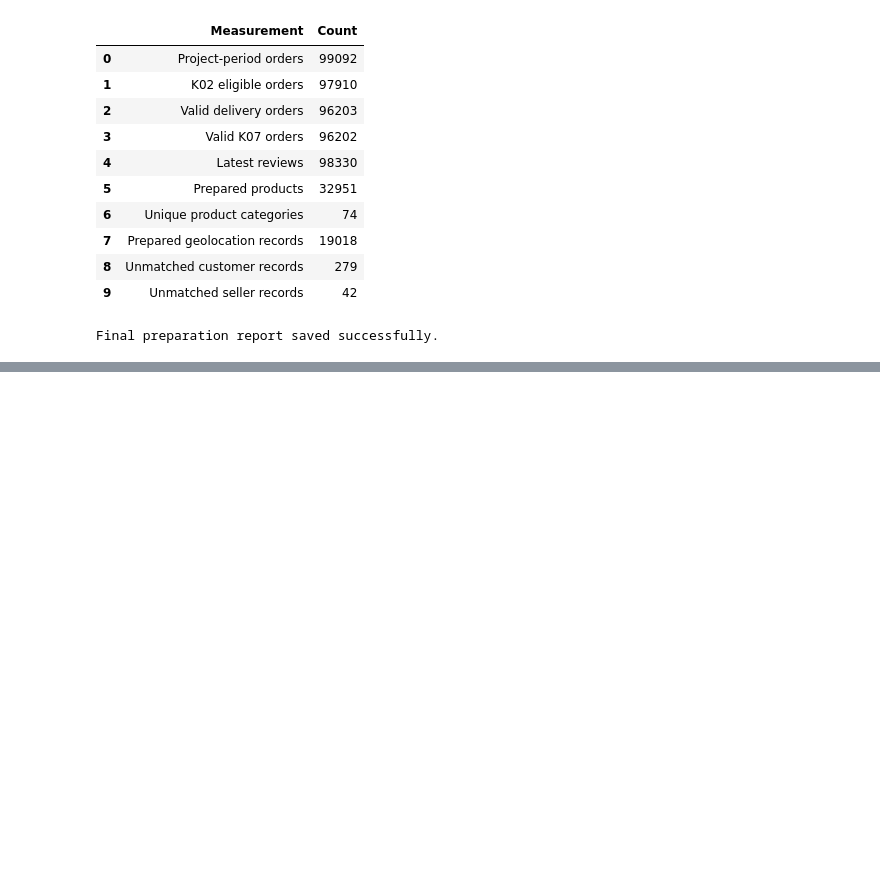
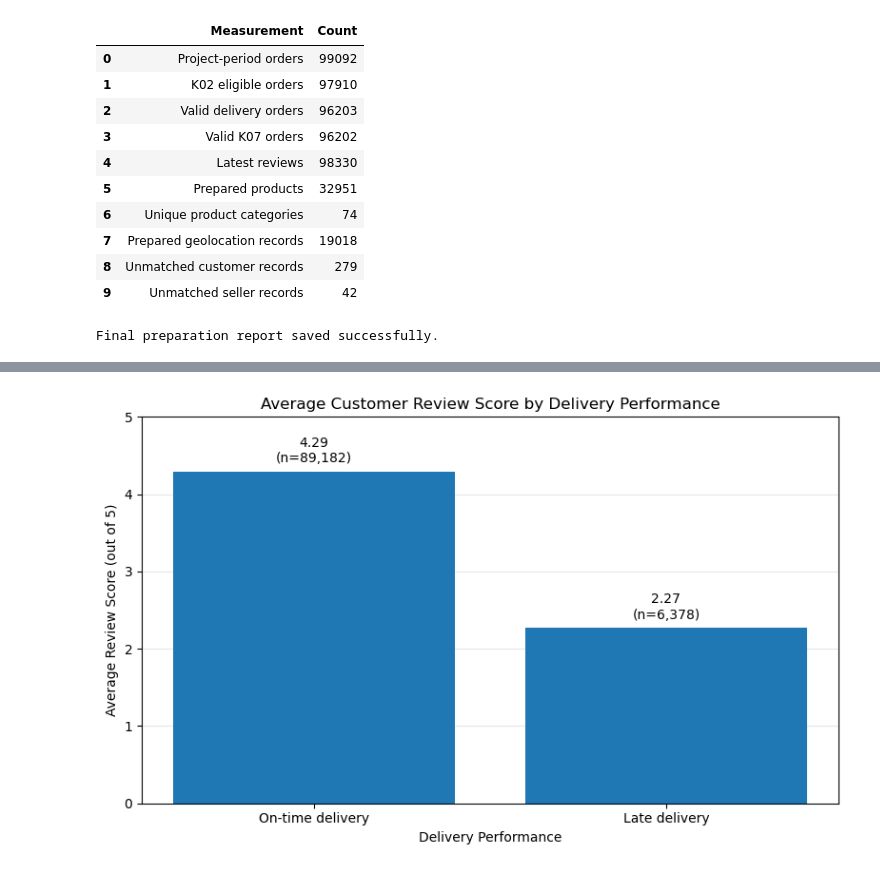
Before and after one commit to tarunmazumdertm-source/olist-delivery-performance-bi, a Jupyter notebook: 04_eda/notebooks/02_olist_eda.ipynb, the cells around one changed output, grey strips where cells are left out. Saved outputs shown, nothing was run; the diff lists cells and outputs as text; code cells hidden in the pictures; blank space fills up the shorter version.

Commit message:
Complete EDA analysis and visualizations

```diff
--- a/04_eda/notebooks/02_olist_eda.ipynb
+++ b/04_eda/notebooks/02_olist_eda.ipynb
@@ -2492,0 +2866,43 @@ Final preparation report saved successfully.
+# %%
+# Visualisation: Average review score by delivery performance
+
+import matplotlib.pyplot as plt
+
+# Calculate average score and number of reviewed orders
+k11_chart_data = (
+    k11_df.groupby("on_time")["review_score"]
+    .agg(avg_score="mean", orders="count")
+    .reindex([True, False])
+)
+
+labels = ["On-time delivery", "Late delivery"]
+scores = k11_chart_data["avg_score"].values
+counts = k11_chart_data["orders"].values
+
+# Create chart
+fig, ax = plt.subplots(figsize=(8, 5))
+
+bars = ax.bar(labels, scores)
+
+ax.set_title("Average Customer Review Score by Delivery Performance")
+ax.set_ylabel("Average Review Score (out of 5)")
+ax.set_xlabel("Delivery Performance")
+ax.set_ylim(0, 5)
+
+# Display score and order count above each bar
+for bar, score, count in zip(bars, scores, counts):
+    ax.text(
+        bar.get_x() + bar.get_width() / 2,
+        score + 0.08,
+        f"{score:.2f}\n(n={count:,})",
+        ha="center",
+        va="bottom"
+    )
+
+ax.grid(axis="y", alpha=0.3)
+ax.set_axisbelow(True)
+
+plt.tight_layout()
+plt.show()
+# %% [output]
+[figure, added]
```
Also changed, not shown: parts of 37 cells of this notebook.
